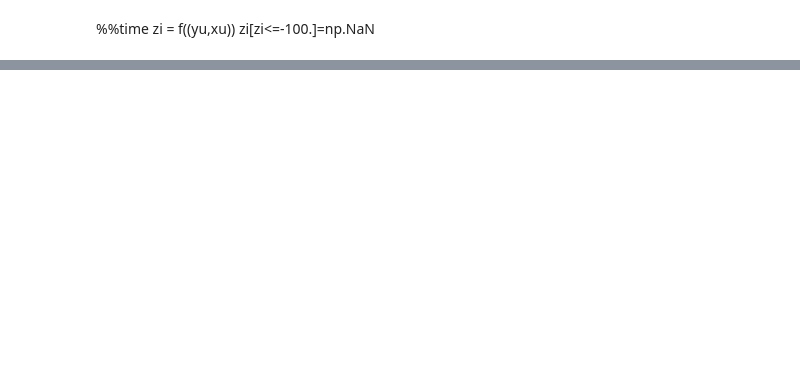
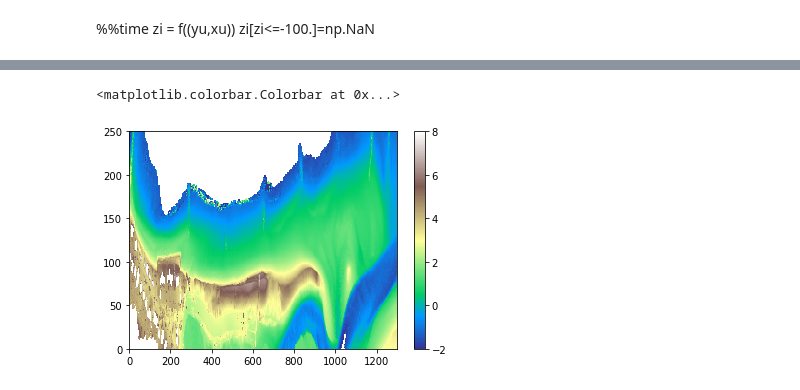
Before and after one commit to csherwood-usgs/Raster_calcs, a Jupyter notebook: test_loading_elevation_maps.ipynb, the cells around one changed output, grey strips where cells are left out. Drawn from its saved outputs; the diff is of its cells as text; code cells hidden in the pictures; blank space fills up the shorter version.

```diff
--- a/test_loading_elevation_maps.ipynb
+++ b/test_loading_elevation_maps.ipynb
@@ -267,3 +269,9 @@ Lower right: 249.5 1699.5 [ 377315.82333824] [ 4624525.1830127]
+# %%
+# write out the box corners...maybe to look at them in GIS
+fid = open('F:/2017_Karen_Sandwich_maps/box_corners.txt','w')
+for i in range(0,4):
+    fid.write('{0:0.3f}, {1:0.3f}\n'.format( *xub[i,:], *yub[i,:] ))
+fid.close()
 # %%
 plt.plot(xub, yub,'-')
 # %% [output]
@@ -303,10 +340,13 @@ for i in np.ndindex(zi.shape):
 # %%
 plt.plot(figsize=(2,8))
-plt.pcolormesh(yrot,xrot,zi,cmap=plt.cm.terrain,vmin=-2,vmax=8)
+plt.pcolormesh(yrot,xrot,np.flipud(zi),cmap=plt.cm.terrain,vmin=-2,vmax=8)
 #plt.gca().invert_yaxis()
 #plt.axis('equal')
 plt.ylim(0,250)
 plt.colorbar()
+# %% [output]
+<matplotlib.colorbar.Colorbar at 0x...>
+[figure, added]
 # %%
 print(np.shape(zi))
 plt.plot(zi[0,:])
```
Also changed, not shown: parts of 13 cells of this notebook.
